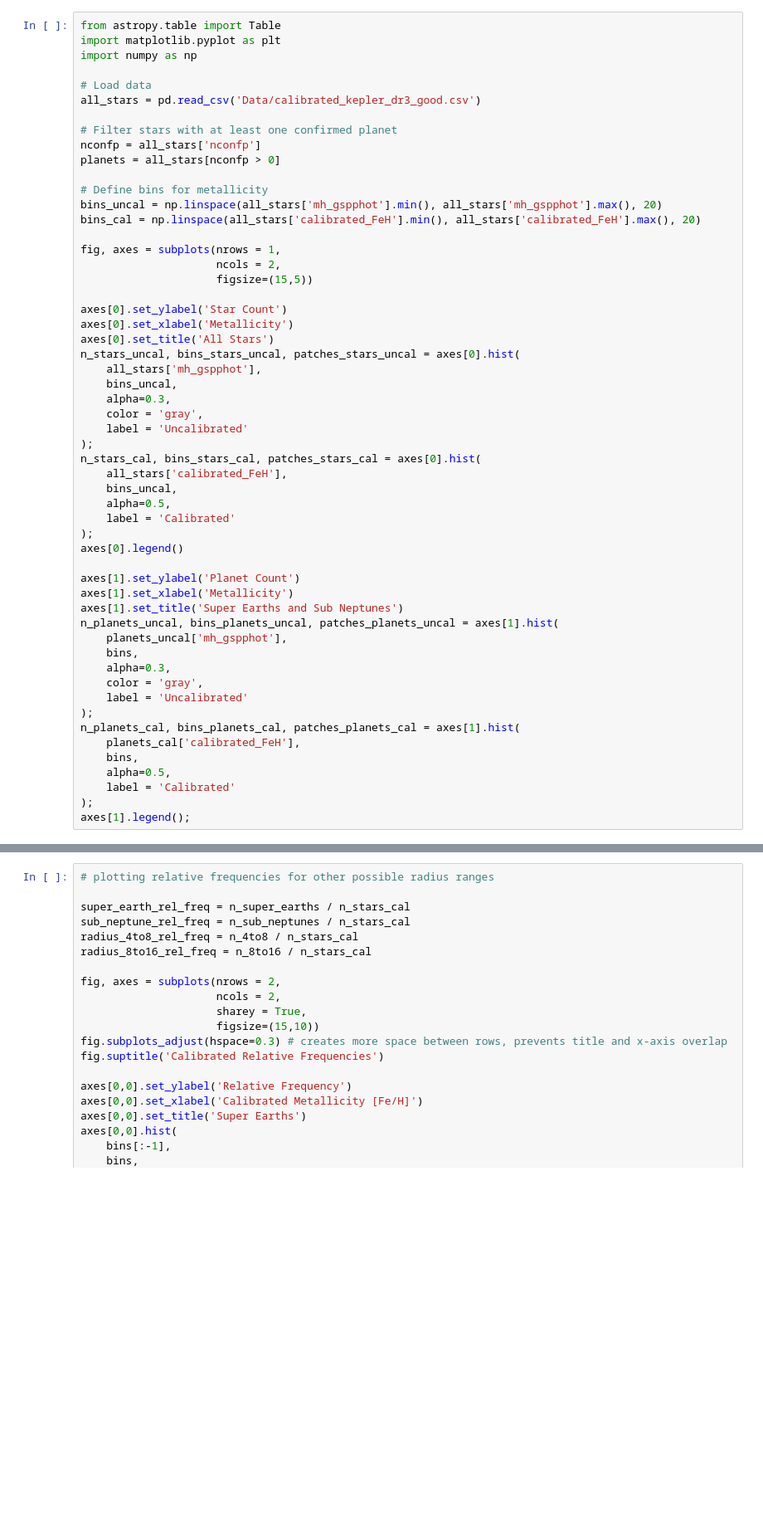
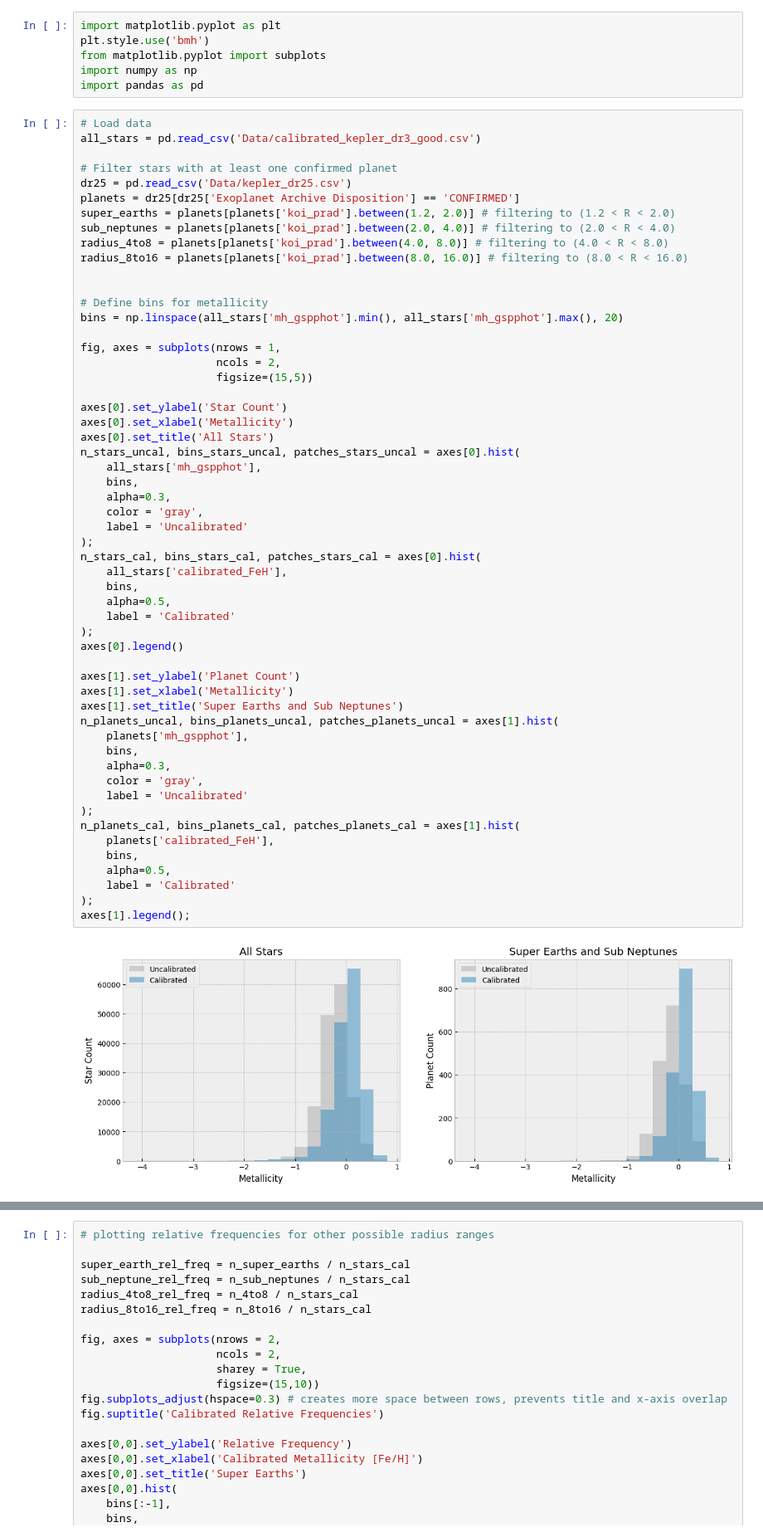
Before and after one commit to cromines20/Occurrence-Z, a Jupyter notebook: DataAnalysis.ipynb, the cells around one changed output, grey strips where cells are left out. Shown at 83% size. Drawn from its saved outputs; the diff is of its cells as text; blank space fills up the shorter version.

Commit message:
Working on Data analysis

```diff
--- a/DataAnalysis.ipynb
+++ b/DataAnalysis.ipynb
@@ -1,18 +1,24 @@
+# %%
+import matplotlib.pyplot as plt
+plt.style.use('bmh')
+from matplotlib.pyplot import subplots
+import numpy as np
+import pandas as pd
 # %%
-from astropy.table import Table
-import matplotlib.pyplot as plt
-import numpy as np
-
 # Load data
 all_stars = pd.read_csv('Data/calibrated_kepler_dr3_good.csv')
 
 # Filter stars with at least one confirmed planet
-nconfp = all_stars['nconfp']
-planets = all_stars[nconfp > 0]
+dr25 = pd.read_csv('Data/kepler_dr25.csv')
+planets = dr25[dr25['Exoplanet Archive Disposition'] == 'CONFIRMED']
+super_earths = planets[planets['koi_prad'].between(1.2, 2.0)] # filtering to (1.2 < R < 2.0)
+sub_neptunes = planets[planets['koi_prad'].between(2.0, 4.0)] # filtering to (2.0 < R < 4.0)
+radius_4to8 = planets[planets['koi_prad'].between(4.0, 8.0)] # filtering to (4.0 < R < 8.0)
+radius_8to16 = planets[planets['koi_prad'].between(8.0, 16.0)] # filtering to (8.0 < R < 16.0)
+
 
 # Define bins for metallicity
-bins_uncal = np.linspace(all_stars['mh_gspphot'].min(), all_stars['mh_gspphot'].max(), 20)
-bins_cal = np.linspace(all_stars['calibrated_FeH'].min(), all_stars['calibrated_FeH'].max(), 20)
+bins = np.linspace(all_stars['mh_gspphot'].min(), all_stars['mh_gspphot'].max(), 20)
 
 fig, axes = subplots(nrows = 1,
                      ncols = 2,
@@ -22,34 +28,36 @@ axes[0].set_ylabel('Star Count')
 axes[0].set_xlabel('Metallicity')
 axes[0].set_title('All Stars')
 n_stars_uncal, bins_stars_uncal, patches_stars_uncal = axes[0].hist(
     all_stars['mh_gspphot'],
-    bins_uncal,
+    bins,
     alpha=0.3,
     color = 'gray',
     label = 'Uncalibrated'
 );
 n_stars_cal, bins_stars_cal, patches_stars_cal = axes[0].hist(
     all_stars['calibrated_FeH'],
-    bins_uncal,
+    bins,
     alpha=0.5,
     label = 'Calibrated'
 );
 axes[0].legend()
 
 axes[1].set_ylabel('Planet Count')
 axes[1].set_xlabel('Metallicity')
 axes[1].set_title('Super Earths and Sub Neptunes')
 n_planets_uncal, bins_planets_uncal, patches_planets_uncal = axes[1].hist(
-    planets_uncal['mh_gspphot'],
+    planets['mh_gspphot'],
     bins,
     alpha=0.3,
     color = 'gray',
     label = 'Uncalibrated'
 );
 n_planets_cal, bins_planets_cal, patches_planets_cal = axes[1].hist(
-    planets_cal['calibrated_FeH'],
+    planets['calibrated_FeH'],
     bins,
     alpha=0.5,
     label = 'Calibrated'
 );
 axes[1].legend();
+# %% [output]
+[figure, added]
```
Also changed, not shown: parts of 4 cells of this notebook, 1 other file.
